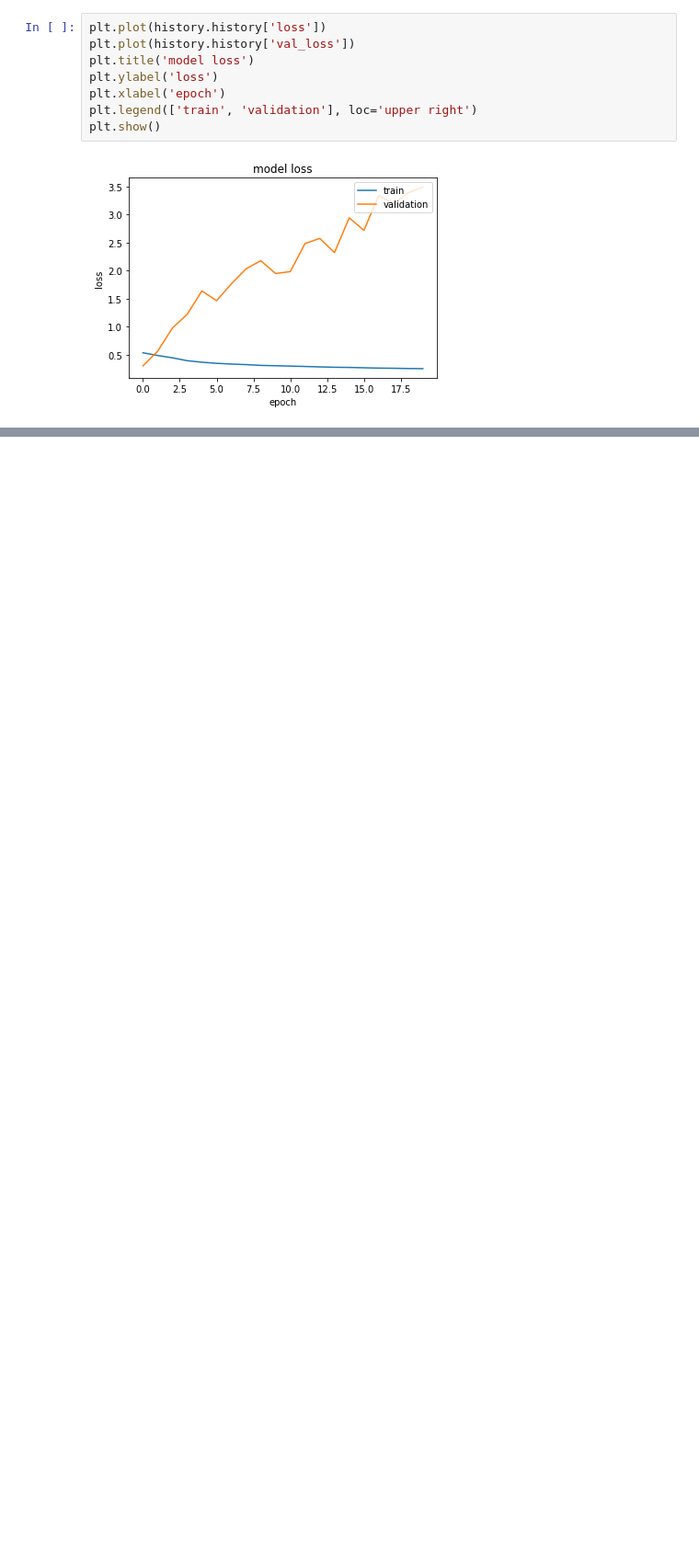
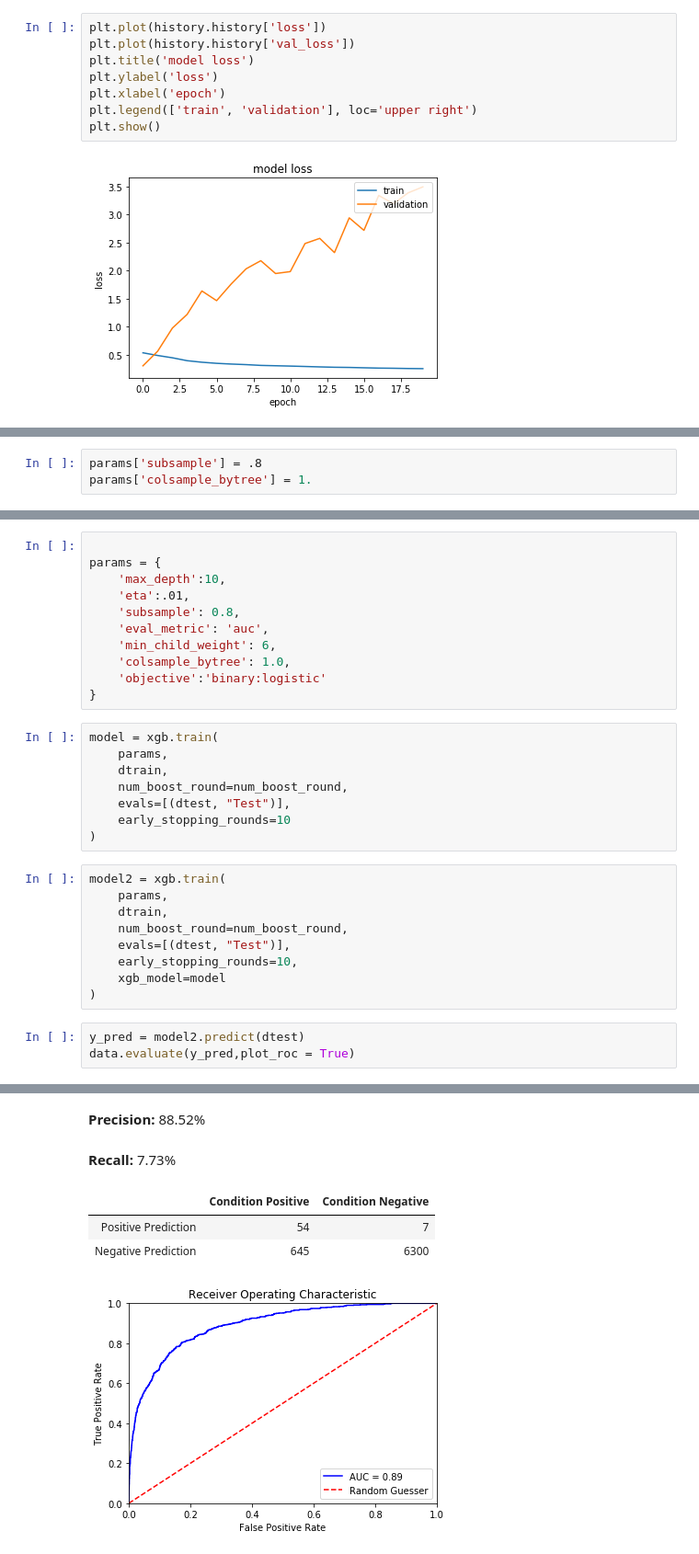
Before and after one commit to JakobGM/machine-learning-course, a Jupyter notebook: project/berild.ipynb, the cells around one changed output, grey strips where cells are left out. Shown at 92% size. Saved outputs shown, nothing was run; the diff lists cells and outputs as text; blank space fills up the shorter version.

```diff
--- a/project/berild.ipynb
+++ b/project/berild.ipynb
@@ -407,0 +564,3 @@ print(conf_mat)
+# %%
+params['subsample'] = .8
+params['colsample_bytree'] = 1.
@@ -407,0 +598,32 @@ print(conf_mat)
+# %%
+
+params = {
+    'max_depth':10,
+    'eta':.01,
+    'subsample': 0.8,
+    'eval_metric': 'auc',
+    'min_child_weight': 6,
+    'colsample_bytree': 1.0,
+    'objective':'binary:logistic'
+}
+# %%
+model = xgb.train(
+    params,
+    dtrain,
+    num_boost_round=num_boost_round,
+    evals=[(dtest, "Test")],
+    early_stopping_rounds=10
+)
+# %%
+model2 = xgb.train(
+    params,
+    dtrain,
+    num_boost_round=num_boost_round,
+    evals=[(dtest, "Test")],
+    early_stopping_rounds=10,
+    xgb_model=model
+)
+# %%
+y_pred = model2.predict(dtest)
+data.evaluate(y_pred,plot_roc = True)
+# %% [output]
@@ -407,0 +637,6 @@ print(conf_mat)
+__Precision:__ 88.52%
+__Recall:__ 7.73%
+|  | Condition Positive | Condition Negative |
+| Positive Prediction | 54 | 7 |
+| Negative Prediction | 645 | 6300 |
+[figure, added]
```
Also changed, not shown: parts of 45 cells of this notebook, 1 other file.
